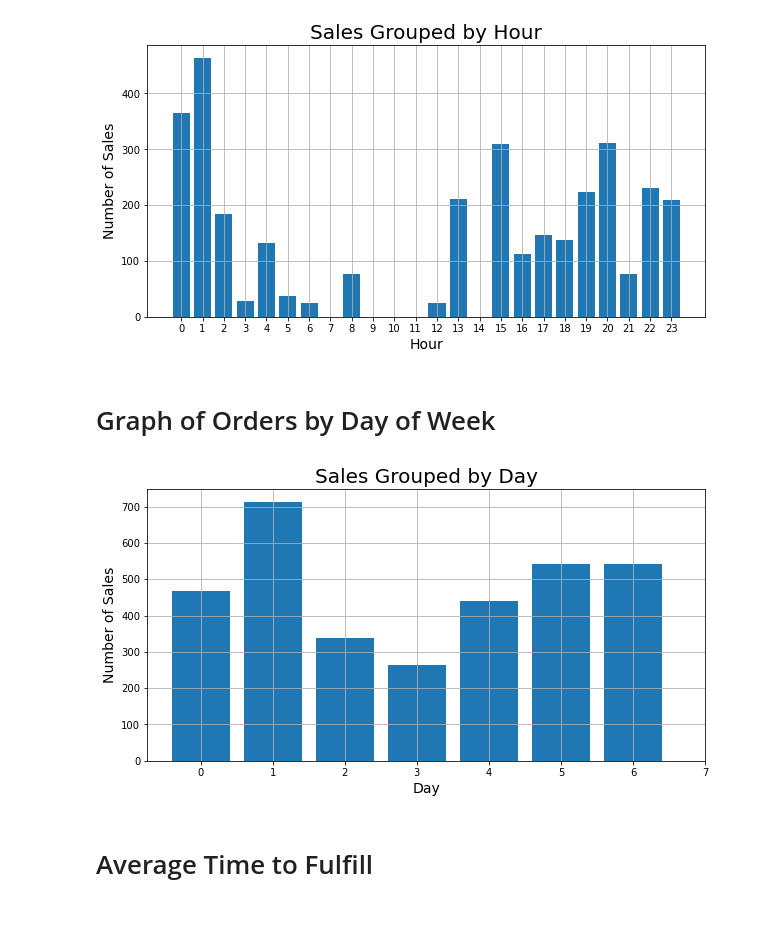
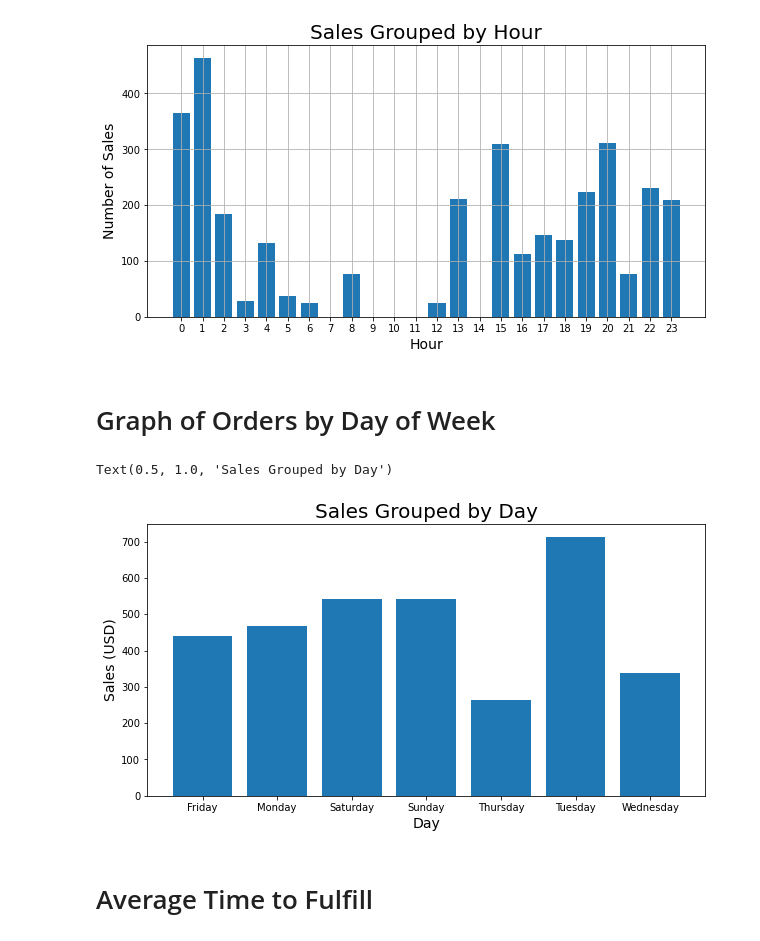
Before and after one commit to ethompson17/Explorer_Analytics, a Jupyter notebook: Explorer Analytics.ipynb, the cells around one changed output. Cells and saved outputs as stored; diff of their text form; code cells hidden in the pictures.

```diff
--- a/Explorer Analytics.ipynb
+++ b/Explorer Analytics.ipynb
@@ -143,24 +143,23 @@ plt.title('Sales Grouped by Hour', size = 20)
 plt.grid()
 # %% [output]
 [figure]
-# %% [markdown]
-# Graph of Orders by Day of Week
-# %%
-newdf['Created at'] = pd.to_datetime(newdf['Created at'], utc = True)
-newdf['Day'] = newdf['Created at'].dt.weekday
-days = [day for day, newdf in newdf.groupby('Day')]
-
-resultstoop = newdf.groupby('Day').sum()
-
-plt.figure(figsize = (10,5))
-plt.bar(days, resultstoop['Total'])
-plt.xticks(np.arange(min(days), 8))
-plt.xlabel('Day', size = 14)
-plt.ylabel('Number of Sales', size = 14)
-plt.title('Sales Grouped by Day', size = 20)
-plt.grid()
-# %% [output]
-[figure, removed]
+# %% [markdown]
+# Graph of Orders by Day of Week
+# %%
+newdf['Created at'] = pd.to_datetime(newdf['Created at'], utc = True)
+newdf['Day'] = newdf['Created at'].dt.day_name()
+days = [day for day, newdf in newdf.groupby('Day')]
+
+resultstoop = newdf.groupby('Day').sum()
+
+plt.figure(figsize = (10,5))
+plt.bar(days, resultstoop['Total'])
+plt.xlabel('Day', size = 14)
+plt.ylabel('Sales (USD)', size = 14)
+plt.title('Sales Grouped by Day', size = 20)
+# %% [output]
+Text(0.5, 1.0, 'Sales Grouped by Day')
+[figure, added]
 # %% [markdown]
 # Average Time to Fulfill
 # %%
```
Also changed, not shown: parts of 1 cell of this notebook.
